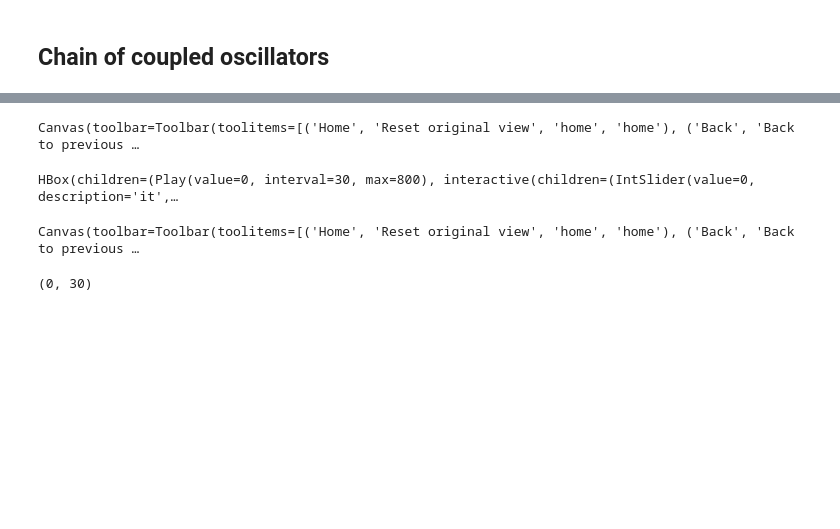
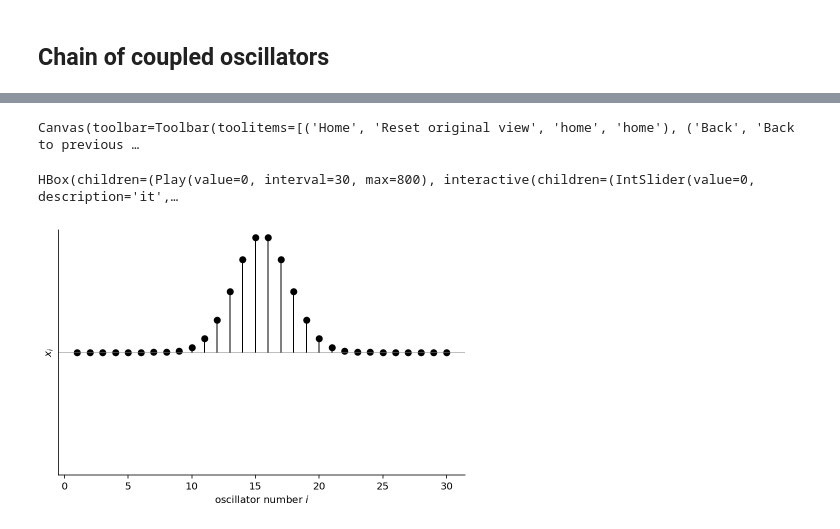
Before and after one commit to jfeist/MyOII, a Jupyter notebook: coupled_harmonic_oscillators.ipynb, the cells around one changed output, grey strips where cells are left out. Cells and saved outputs as stored; diff of their text form; code cells hidden in the pictures; blank space fills up the shorter version.

```diff
--- a/coupled_harmonic_oscillators.ipynb
+++ b/coupled_harmonic_oscillators.ipynb
@@ -101,31 +122,26 @@ Canvas(toolbar=Toolbar(toolitems=[('Home', 'Reset original view', 'home', 'home'
 # %%
+%matplotlib widget
 fig, ax = plt.subplots()
-ln, = ax.plot(range(N), ch.q[:,0], "ko")
-ll = ax.vlines(range(N), 0, ch.q[:,0], lw=1)
+ln, = ax.plot(range(1,N+1), ch.q[:,0], "ko")
+ll = ax.vlines(range(1,N+1), 0, ch.q[:,0], lw=1)
 ax.axhline(0,lw=0.5,color="0.5")
 ax.set_ylim(-1.04,1.04)
 ax.spines["right"].set_visible(False)
 ax.spines["top"].set_visible(False)
 ax.set_yticks([])
-ax.set_xlabel("i")
+ax.set_xlabel("oscillator number $i$")
 ax.set_ylabel("$x_i$")
 fig.tight_layout(pad=0.5)
 
-def f1(it=0):
+def set_data(it=0):
     q = ch.q[:,it]
     ln.set_ydata(q)
     update_segs(ll,q)
-w = ipw.interactive(f1,it=(0,len(t)-1))
+w = ipw.interactive(set_data,it=(0,len(t)-1))
 play = ipw.Play(value=0,min=0,max=len(t)-1,step=1,interval=30)
 ipw.jslink((play, 'value'), (w.children[0], 'value'))
 ipw.HBox([play, w])
 # %% [output]
 Canvas(toolbar=Toolbar(toolitems=[('Home', 'Reset original view', 'home', 'home'), ('Back', 'Back to previous …
 HBox(children=(Play(value=0, interval=30, max=800), interactive(children=(IntSlider(value=0, description='it',…
+[figure, added]
-# %%
-plt.figure()
-plt.plot(range(N),abs(ch.cs),"o")
-plt.xlim(0,30)
-# %% [output]
-Canvas(toolbar=Toolbar(toolitems=[('Home', 'Reset original view', 'home', 'home'), ('Back', 'Back to previous …
-(0, 30)
```
Also changed, not shown: parts of 19 cells of this notebook.
